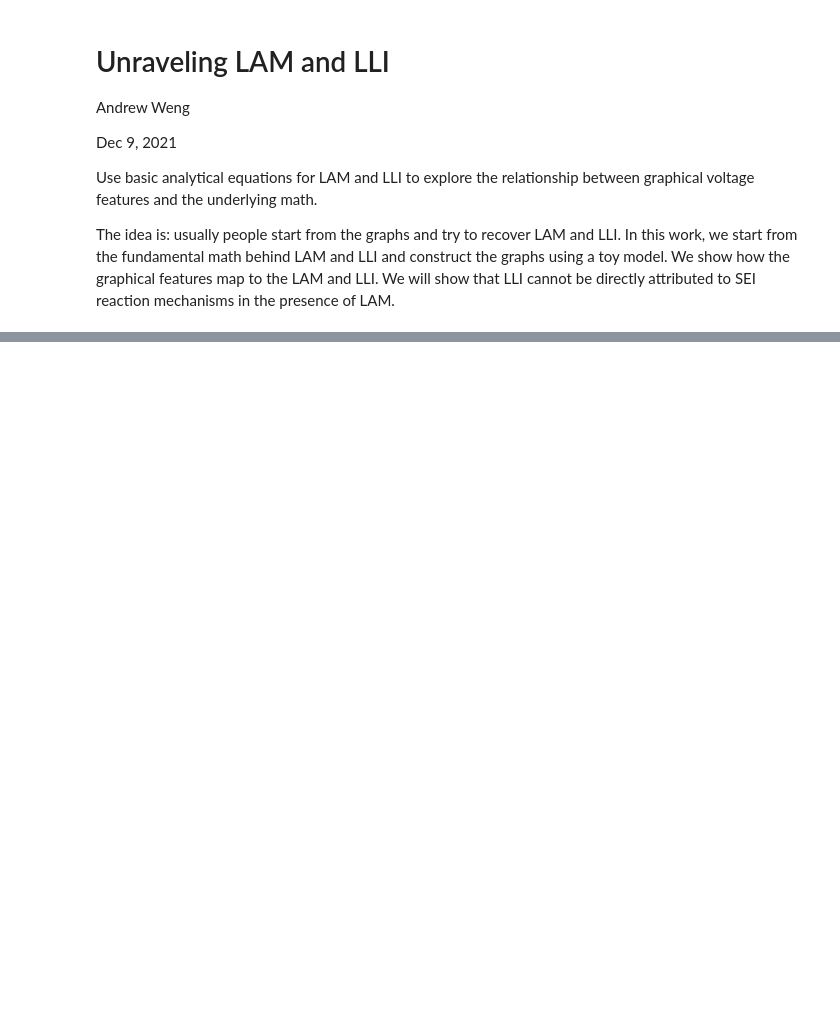
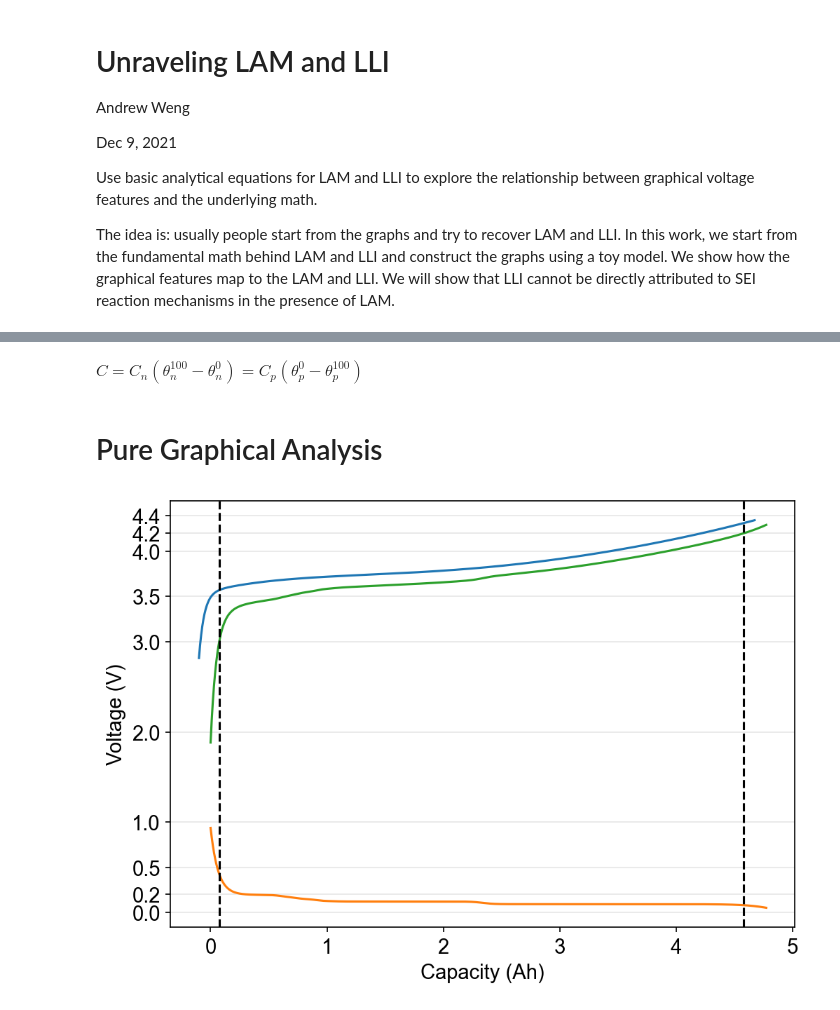
Before and after one commit to wengandrew/fast-formation, a Jupyter notebook: notebooks/2021_12_09_lam_lli_exploration.ipynb, the cells around one changed output, grey strips where cells are left out. Drawn from its saved outputs; the diff is of its cells as text; code cells hidden in the pictures; blank space fills up the shorter version.

```diff
--- a/notebooks/2021_12_09_lam_lli_exploration.ipynb
+++ b/notebooks/2021_12_09_lam_lli_exploration.ipynb
@@ -58,0 +104,77 @@ def
+# %%
+Cn = 5.97 # Ah
+Cp = 5.97 # Ah
+
+nLi = 0.19 # moles
+
+F = 96500 # C mol-1
+
+nLi_SEI = 0.19 # moles
+
+theta_n_100 = 0.3
+theta_p_100 = 0.9
+
+n_li = 3600/F * (theta_n_100 * Cn + theta_p_100 * Cp)
+# %% [markdown]
+$C = C_n (\theta_n^{100} - \theta_n^0) = C_p (\theta_p^{0} - \theta_p^{100})$
+# %% [markdown]
+# Pure Graphical Analysis
+# %%
+# Define degradation parameters
+
+delta_nlli = 0.1 # in Ah
+lam_pe = 0.2     # in %/100
+lam_ne = 0.2     # in %/100
+
+# Initial positive and negative stoic curves
+Cp_theta_vec = np.linspace(0, 1, 1000)
+Up_vec = Up(1 - Cp_theta_vec)                # Cathode stoic is flipped!
+
+Cn_theta_vec = np.linspace(0, 1, 1000)
+Un_vec = Un(Cn_theta_vec)
+
+# Conver the stoic curves to capacity curves
+Cp_vec = Cp_theta_vec * Cp * (1 - lam_pe)
+Cn_vec = Cn_theta_vec * Cn * (1 - lam_ne)
+
+# Expanded capacity vector
+C = np.linspace(np.min([np.min(Cp_vec), np.min(Cn_vec)]),
+                np.max([np.max(Cp_vec), np.max(Cn_vec)]), 1000)
+
+# Expanded voltage vectors
+Up_vec_interp = np.interp(C, Cp_vec, Up_vec)
+Un_vec_interp = np.interp(C, Cn_vec, Un_vec)
+
+U = Up_vec_interp - Un_vec_interp
+
+# Extract theta values
+VMIN = 3.0
+VMAX = 4.2
+
+q0_ref = np.interp(VMIN, U, C)
+q100_ref = np.interp(VMAX, U, C)
+
+theta_p_0 = 1 - (np.interp(q0_ref, Cp_vec, Up_vec)) / Cp
+theta_p_100 = 1 - (np.interp(q100_ref, Cp_vec, Up_vec)) / Cp
+
+theta_n_0 = q0_ref / Cn
+theta_n_100 = q100_ref / Cn
+
+delta_nlli_calc = theta_p_100 * Cp + theta_n_100 * Cn
+
+plt.figure()
+
+plt.plot(Cp_vec - delta_nlli, Up_vec)
+plt.plot(Cn_vec, Un_vec)
+plt.plot(C, U)
+
+# Voltage range
+plt.axvline(q0_ref, color='k', linestyle='--')
+plt.axvline(q100_ref, color='k', linestyle='--')
+
+plt.xlabel('Capacity (Ah)')
+plt.ylabel('Voltage (V)')
+plt.yticks([0, 0.2, 0.5, 1.0, 2.0, 3.0, 3.5, 4.0, 4.2, 4.4])
+plt.grid(axis='y', c=(0.9, 0.9, 0.9))
+# %% [output]
+[figure, added]
```
Also changed, not shown: parts of 16 cells of this notebook, 1 other file.
